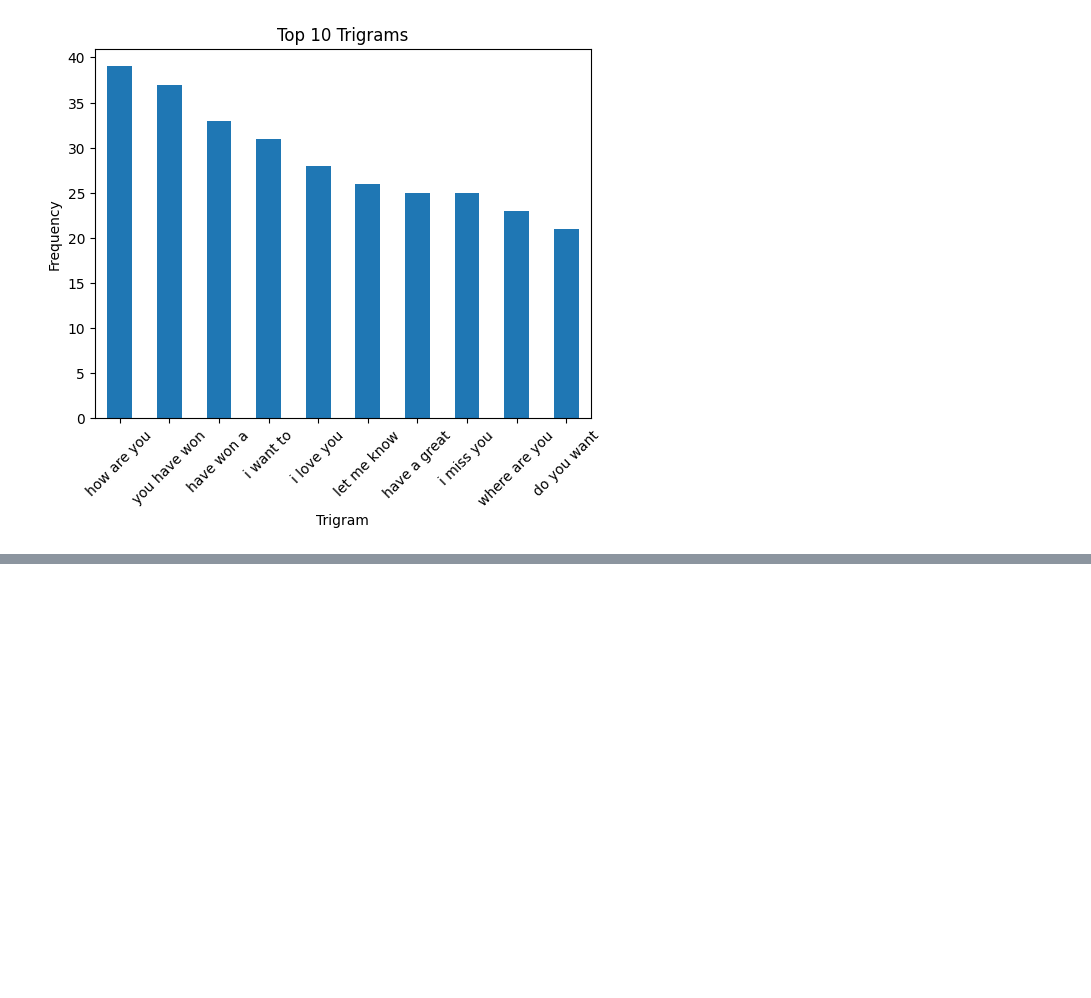
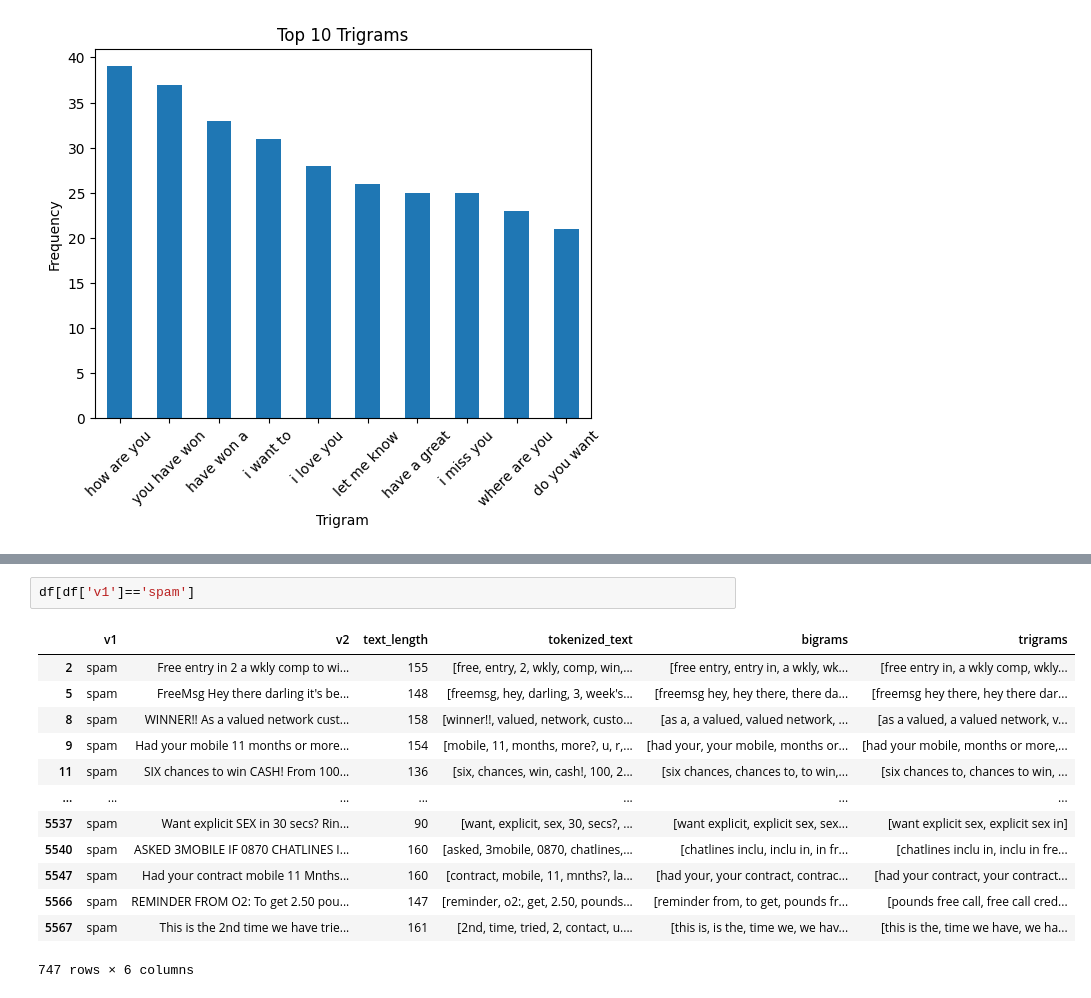
Before and after one commit to Avoiding-Regression/ham-detector, a Jupyter notebook: 0_eda_bp.ipynb, the cells around one changed output, grey strips where cells are left out. Saved outputs shown, nothing was run; the diff lists cells and outputs as text; blank space fills up the shorter version.

Commit message:
including changes for documetnation in eda

```diff
--- a/0_eda_bp.ipynb
+++ b/0_eda_bp.ipynb
@@ -236,0 +235,16 @@ df_trigrams
+# %%
+df[df['v1']=='spam']
+# %% [output]
+|  | v1 | v2 | text_length | tokenized_text | bigrams | trigrams |
+| 2 | spam | Free entry in 2 a wkly comp to wi... | 155 | [free, entry, 2, wkly, comp, win,... | [free entry, entry in, a wkly, wk... | [free entry in, a wkly comp, wkly... |
+| 5 | spam | FreeMsg Hey there darling it's be... | 148 | [freemsg, hey, darling, 3, week's... | [freemsg hey, hey there, there da... | [freemsg hey there, hey there dar... |
+| 8 | spam | WINNER!! As a valued network cust... | 158 | [winner!!, valued, network, custo... | [as a, a valued, valued network, ... | [as a valued, a valued network, v... |
+| 9 | spam | Had your mobile 11 months or more... | 154 | [mobile, 11, months, more?, u, r,... | [had your, your mobile, months or... | [had your mobile, months or more,... |
+| 11 | spam | SIX chances to win CASH! From 100... | 136 | [six, chances, win, cash!, 100, 2... | [six chances, chances to, to win,... | [six chances to, chances to win, ... |
+| ... | ... | ... | ... | ... | ... | ... |
+| 5537 | spam | Want explicit SEX in 30 secs? Rin... | 90 | [want, explicit, sex, 30, secs?, ... | [want explicit, explicit sex, sex... | [want explicit sex, explicit sex in] |
+| 5540 | spam | ASKED 3MOBILE IF 0870 CHATLINES I... | 160 | [asked, 3mobile, 0870, chatlines,... | [chatlines inclu, inclu in, in fr... | [chatlines inclu in, inclu in fre... |
+| 5547 | spam | Had your contract mobile 11 Mnths... | 160 | [contract, mobile, 11, mnths?, la... | [had your, your contract, contrac... | [had your contract, your contract... |
+| 5566 | spam | REMINDER FROM O2: To get 2.50 pou... | 147 | [reminder, o2:, get, 2.50, pounds... | [reminder from, to get, pounds fr... | [pounds free call, free call cred... |
+| 5567 | spam | This is the 2nd time we have trie... | 161 | [2nd, time, tried, 2, contact, u.... | [this is, is the, time we, we hav... | [this is the, time we have, we ha... |
+747 rows × 6 columns
```
Also changed, not shown: parts of 4 cells of this notebook.
